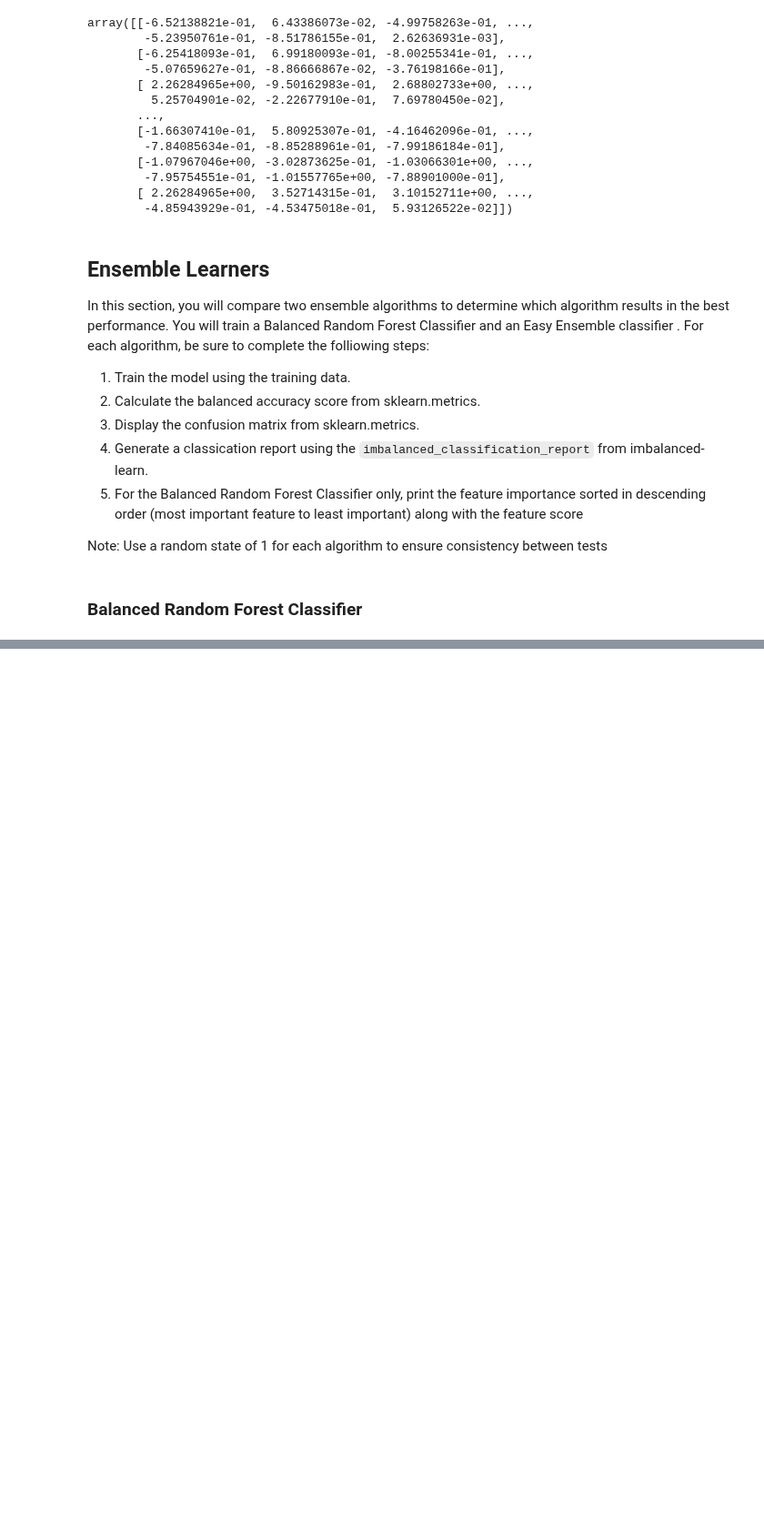
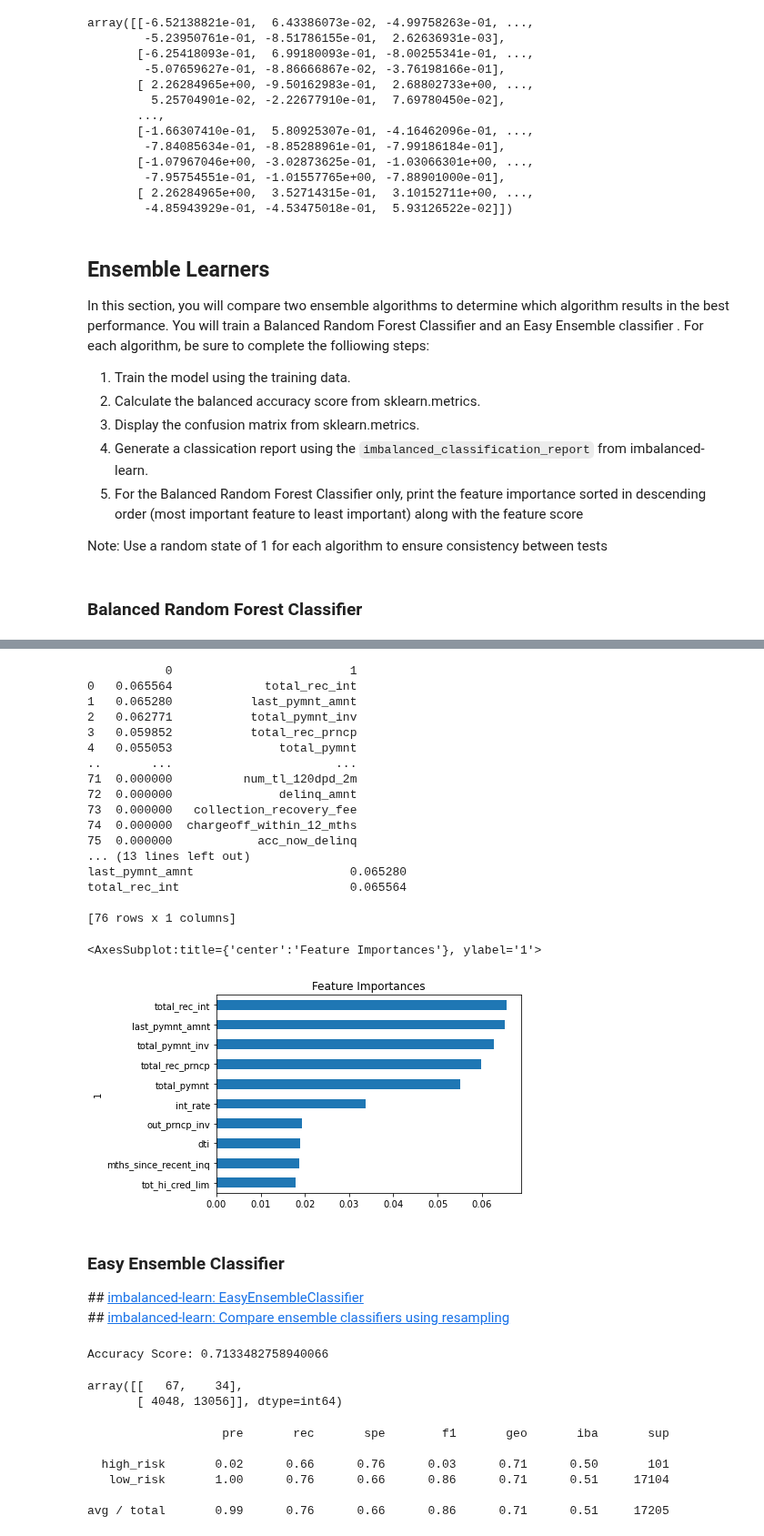
Before and after one commit to salsal3/risky-business, a Jupyter notebook: Starter_Code/credit_risk_ensemble.ipynb, the cells around one changed output, grey strips where cells are left out. Shown at 91% size. Drawn from its saved outputs; the diff is of its cells as text; code cells hidden in the pictures; blank space fills up the shorter version.

Commit message:
Completed credit_risk_ensemble. Will review credit_risk_resampling for final submission

```diff
--- a/Starter_Code/credit_risk_ensemble.ipynb
+++ b/Starter_Code/credit_risk_ensemble.ipynb
@@ -230,0 +228,10 @@ Note: Use a random state of 1 for each algorithm to ensure consistency between t
+# %%
+# Resample the training data with the BalancedRandomForestClassifier
+## \11-Classification\3\08-Ins_Do_Precision_Recall_Curve\Solved\pr_curve.ipynb
+## \11-Classification\3\09-Stu_Do_Credit_Card_Fraud\Solved\cc_fraud.ipynb
+## \11-Classification\2\04-Stu_Predicting_Fraud\Solved\preventing-fraud.ipynb
+## \11-Classification\2\05-Ins_Random_Forest\Solved\random-forest.ipynb
+
+from imblearn.ensemble import BalancedRandomForestClassifier
+brf = BalancedRandomForestClassifier(n_estimators=100, random_state=1)
+brf.fit(X_train, y_train)
@@ -230,0 +300,38 @@ Note: Use a random state of 1 for each algorithm to ensure consistency between t
+# %%
+## Visualization of features by importance
+importances_df = pd.DataFrame(sorted(zip(brf.feature_importances_, X.columns), reverse=True))
+print(importances_df)
+
+importances_sorted = importances_df.set_index(importances_df[1])\
+                                   .drop(columns=1)\
+                                   .rename(columns={0: 'Feature Importances'})\
+                                   .sort_values(by='Feature Importances')
+
+print(importances_sorted)
+# importances_sorted = importances_df.sort_values(by='Feature Importances')
+
+importances_sorted.tail(10).plot(kind='barh', title='Feature Importances', legend=False)
+# %% [output]
+           0                         1
+0   0.065564             total_rec_int
+1   0.065280           last_pymnt_amnt
+2   0.062771           total_pymnt_inv
+3   0.059852           total_rec_prncp
+4   0.055053               total_pymnt
+..       ...                       ...
+71  0.000000          num_tl_120dpd_2m
+72  0.000000               delinq_amnt
+73  0.000000   collection_recovery_fee
+74  0.000000  chargeoff_within_12_mths
+75  0.000000            acc_now_delinq
+... (13 lines left out)
+last_pymnt_amnt                      0.065280
+total_rec_int                        0.065564
+
+[76 rows x 1 columns]
+<AxesSubplot:title={'center':'Feature Importances'}, ylabel='1'>
+[figure, added]
+# %% [markdown]
+### Easy Ensemble Classifier
+\#\# [imbalanced-learn: EasyEnsembleClassifier](https://imbalanced-learn.org/stable/references/generated/imblearn.ensemble.EasyEnsembleClassifier.html#imblearn.ensemble.EasyEnsembleClassifier)
+\#\# [imbalanced-learn: Compare ensemble classifiers using resampling](https://imbalanced-learn.org/stable/auto_examples/ensemble/plot_comparison_ensemble_classifier.html)
@@ -231,9 +344,22 @@ Note: Use a random state of 1 for each algorithm to ensure consistency between t
 # %%
 # Calculated the balanced accuracy score
-# YOUR CODE HERE
+acc_score_eec = balanced_accuracy_score(y_test, y_pred_eec)
+print(f'Accuracy Score: {acc_score_eec}')
+# %% [output]
+Accuracy Score: 0.7133482758940066
 # %%
 # Display the confusion matrix
-# YOUR CODE HERE
+confusion_matrix(y_test, y_pred_eec)
+# %% [output]
+array([[   67,    34],
+       [ 4048, 13056]], dtype=int64)
 # %%
 # Print the imbalanced classification report
-# YOUR CODE HERE
+print(classification_report_imbalanced(y_test, y_pred_eec))
+# %% [output]
+                   pre       rec       spe        f1       geo       iba       sup
+
+  high_risk       0.02      0.66      0.76      0.03      0.71      0.50       101
+   low_risk       1.00      0.76      0.66      0.86      0.71      0.51     17104
+
+avg / total       0.99      0.76      0.66      0.86      0.71      0.51     17205
```
Also changed, not shown: parts of 15 cells of this notebook, 1 other file.
